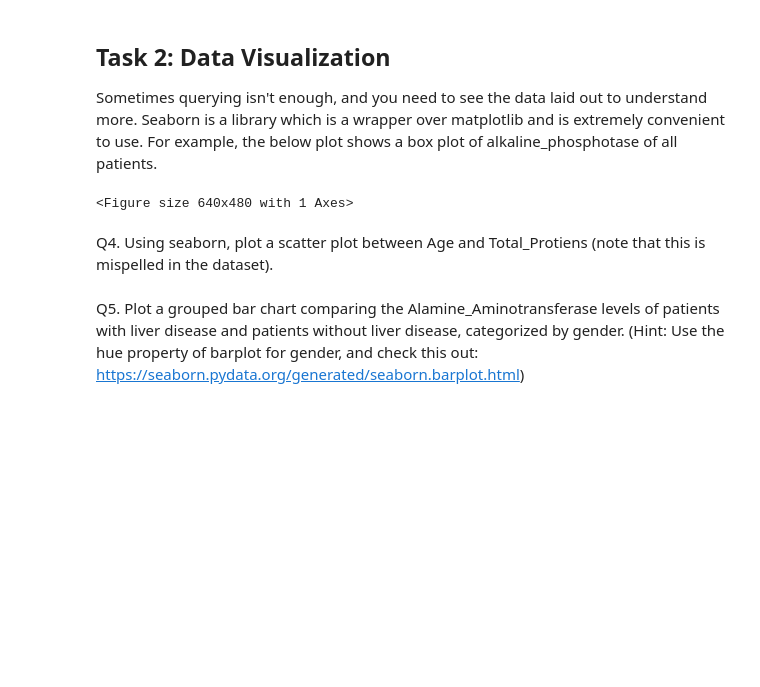
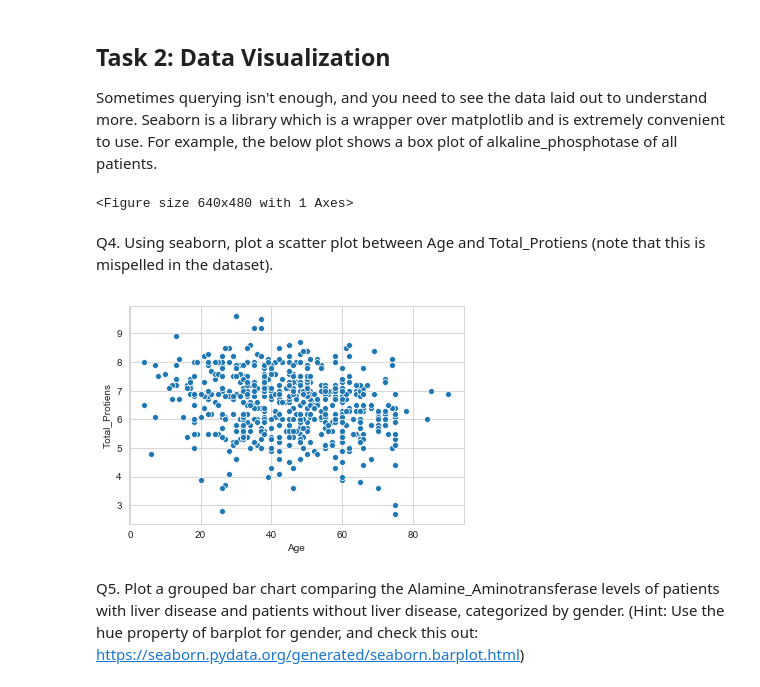
Before and after one commit to yinyyW/comp9417-machine-learning-and-data-mining, a Jupyter notebook: comp9417/week1/.ipynb, the cells around one changed output. Drawn from its saved outputs; the diff is of its cells as text; code cells hidden in the pictures; blank space fills up the shorter version.

```diff
--- a/comp9417/week1/.ipynb
+++ b/comp9417/week1/.ipynb
@@ -145,2 +141,7 @@ plt.show()
+# %%
+sns.scatterplot(x=data['Age'], y=data['Total_Protiens'])
+plt.show()
+# %% [output]
+[figure, added]
 # %% [markdown]
 Q5. Plot a grouped bar chart comparing the Alamine_Aminotransferase levels of patients with liver disease and patients without liver disease, categorized by gender. (Hint: Use the hue property of barplot for gender, and check this out: https://seaborn.pydata.org/generated/seaborn.barplot.html)
```
Also changed, not shown: parts of 15 cells of this notebook, 2 other files.
